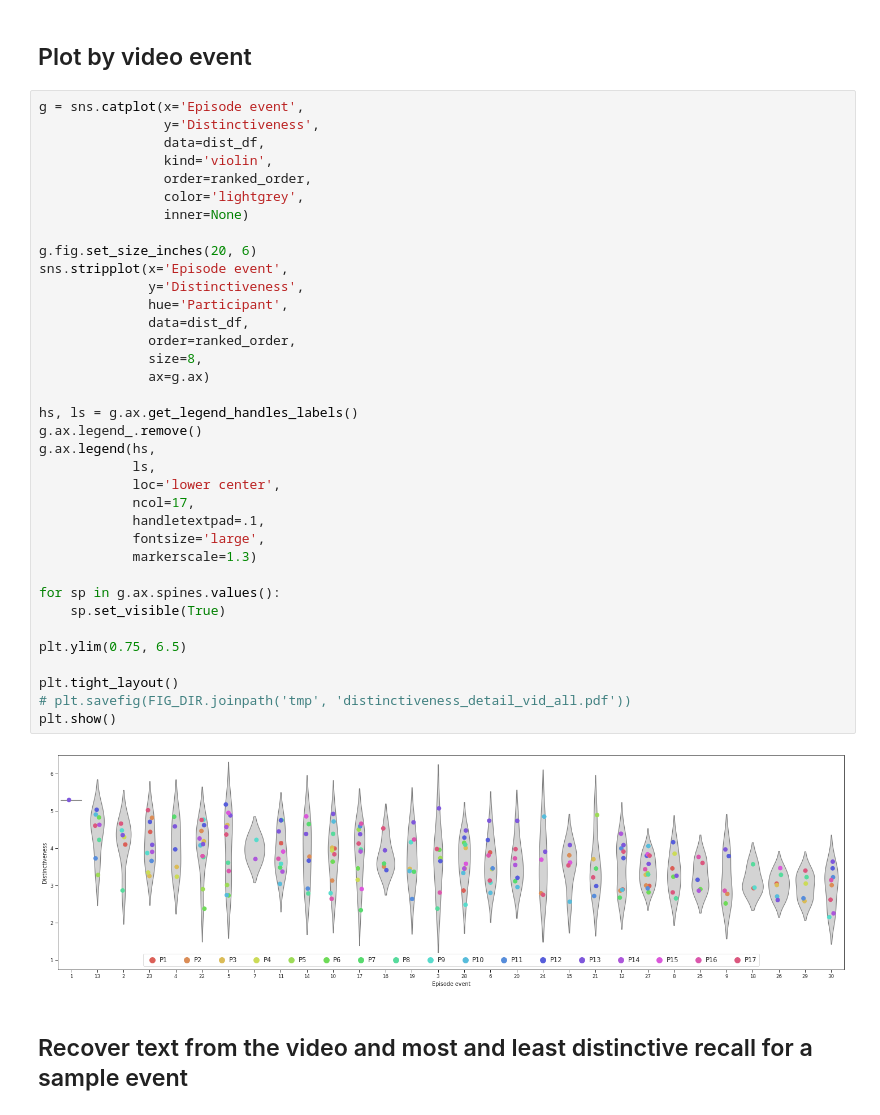
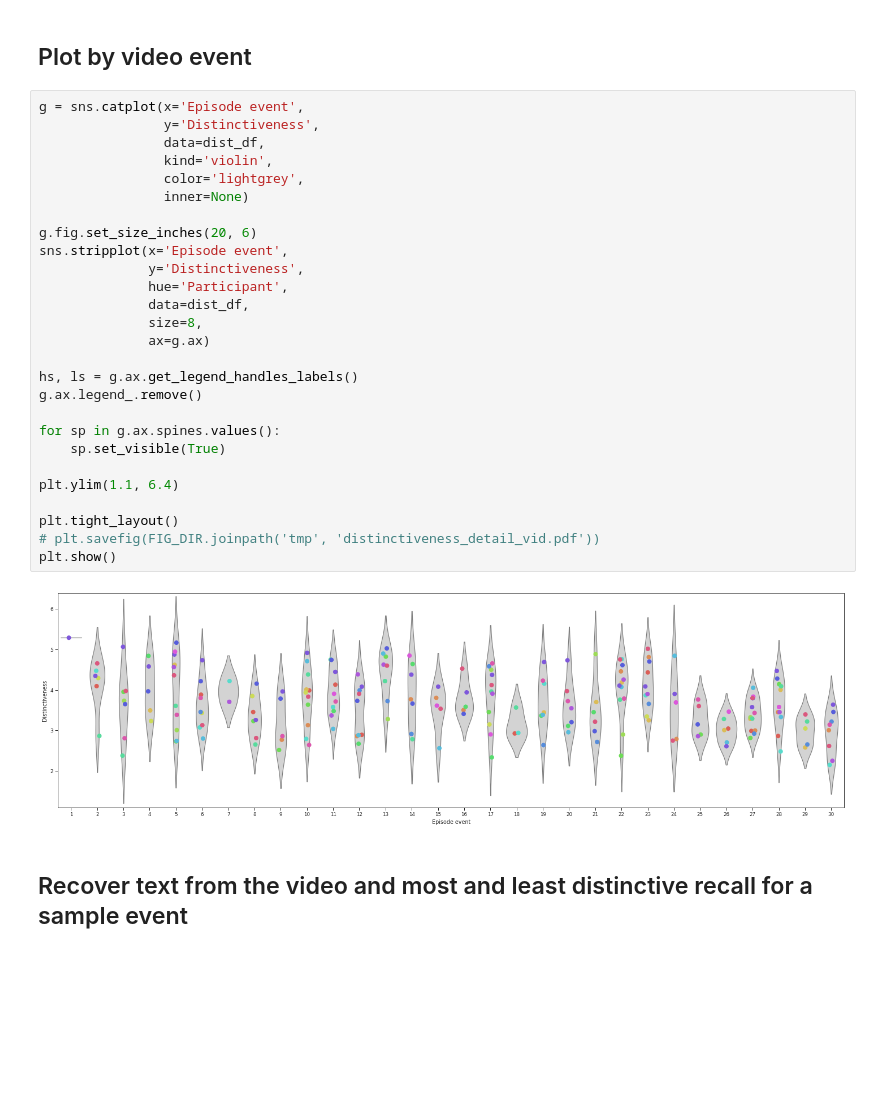
Before and after one commit to ContextLab/sherlock-topic-model-paper, a Jupyter notebook: code/notebooks/main/distinctiveness_detail_fig.ipynb, the cells around one changed output. Cells and saved outputs as stored; diff of their text form; blank space fills up the shorter version.

```diff
--- a/code/notebooks/main/distinctiveness_detail_fig.ipynb
+++ b/code/notebooks/main/distinctiveness_detail_fig.ipynb
@@ -80,41 +79,32 @@ dist_df['Episode event'] += 1
 # %%
 g = sns.catplot(x='Episode event',
                 y='Distinctiveness',
                 data=dist_df,
                 kind='violin',
-                order=ranked_order,
                 color='lightgrey',
                 inner=None)
 
 g.fig.set_size_inches(20, 6)
 sns.stripplot(x='Episode event',
               y='Distinctiveness',
               hue='Participant',
               data=dist_df,
-              order=ranked_order,
               size=8,
               ax=g.ax)
 
 hs, ls = g.ax.get_legend_handles_labels()
 g.ax.legend_.remove()
-g.ax.legend(hs,
-            ls,
-            loc='lower center',
-            ncol=17,
-            handletextpad=.1,
-            fontsize='large',
-            markerscale=1.3)
 
 for sp in g.ax.spines.values():
     sp.set_visible(True)
 
-plt.ylim(0.75, 6.5)
+plt.ylim(1.1, 6.4)
 
 plt.tight_layout()
-# plt.savefig(FIG_DIR.joinpath('tmp', 'distinctiveness_detail_vid_all.pdf'))
+# plt.savefig(FIG_DIR.joinpath('tmp', 'distinctiveness_detail_vid.pdf'))
 plt.show()
 # %% [output]
-[figure, old version]
+[figure, new version]
 # %% [markdown]
 ## Recover text from the video and most and least distinctive recall for a sample event
 # %%
```
Also changed, not shown: parts of 1 cell of this notebook, 1 other file.
